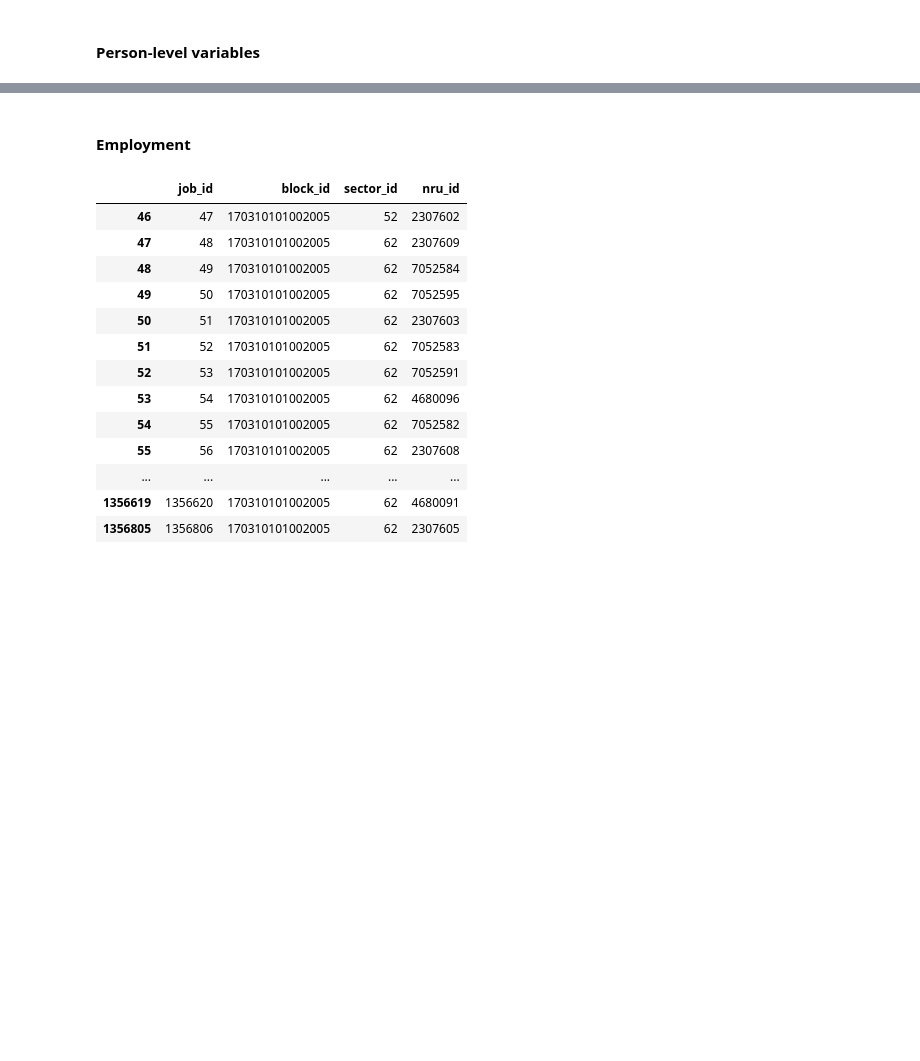
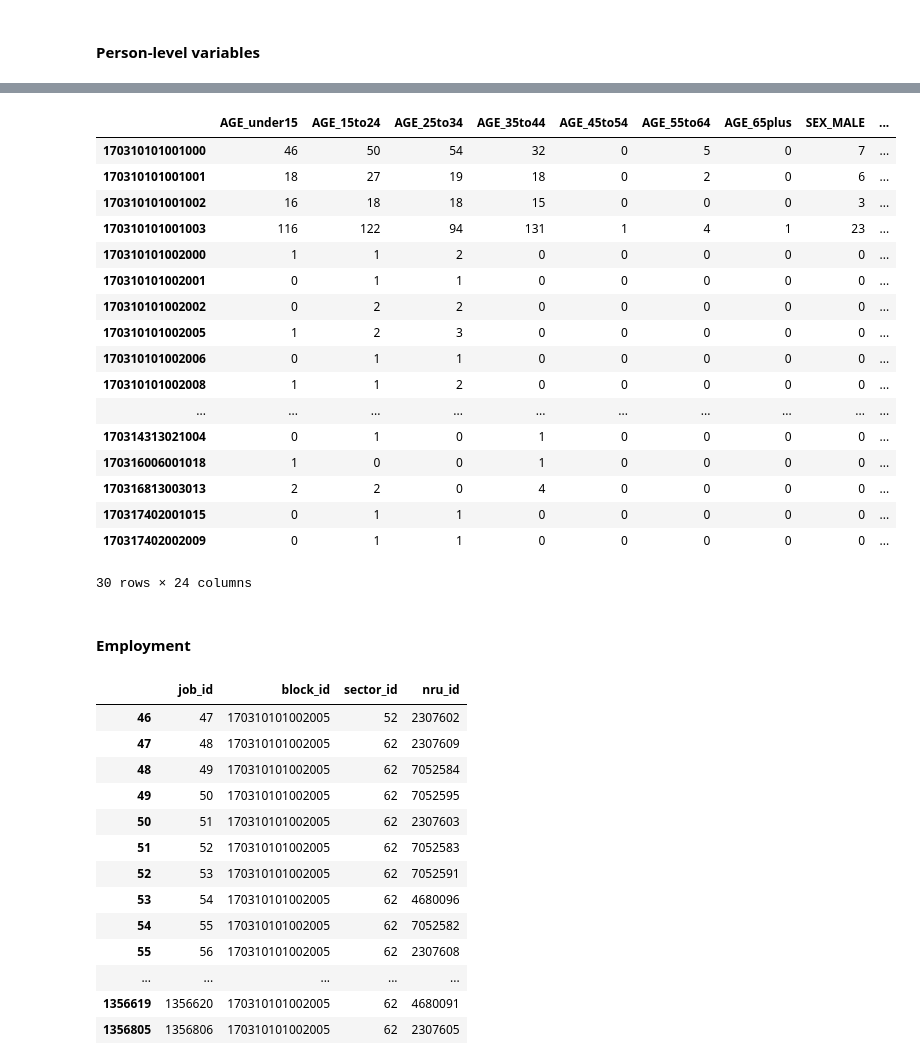
Before and after one commit to ual/ual_model_workspace, a Jupyter notebook: spring-2019-models/notebooks-amelia/urbansim to polaris data.ipynb, the cells around one changed output, grey strips where cells are left out. Drawn from its saved outputs; the diff is of its cells as text; code cells hidden in the pictures; blank space fills up the shorter version.

```diff
--- a/spring-2019-models/notebooks-amelia/urbansim to polaris data.ipynb
+++ b/spring-2019-models/notebooks-amelia/urbansim to polaris data.ipynb
@@ -233,3 +230,24 @@ here
+# %%
+persons_df.head(30)
+# %% [output]
+|  | AGE_under15 | AGE_15to24 | AGE_25to34 | AGE_35to44 | AGE_45to54 | AGE_55to64 | AGE_65plus | SEX_MALE | ... |
+| 170310101001000 | 46 | 50 | 54 | 32 | 0 | 5 | 0 | 7 | ... |
+| 170310101001001 | 18 | 27 | 19 | 18 | 0 | 2 | 0 | 6 | ... |
+| 170310101001002 | 16 | 18 | 18 | 15 | 0 | 0 | 0 | 3 | ... |
+| 170310101001003 | 116 | 122 | 94 | 131 | 1 | 4 | 1 | 23 | ... |
+| 170310101002000 | 1 | 1 | 2 | 0 | 0 | 0 | 0 | 0 | ... |
+| 170310101002001 | 0 | 1 | 1 | 0 | 0 | 0 | 0 | 0 | ... |
+| 170310101002002 | 0 | 2 | 2 | 0 | 0 | 0 | 0 | 0 | ... |
+| 170310101002005 | 1 | 2 | 3 | 0 | 0 | 0 | 0 | 0 | ... |
+| 170310101002006 | 0 | 1 | 1 | 0 | 0 | 0 | 0 | 0 | ... |
+| 170310101002008 | 1 | 1 | 2 | 0 | 0 | 0 | 0 | 0 | ... |
+| ... | ... | ... | ... | ... | ... | ... | ... | ... | ... |
+| 170314313021004 | 0 | 1 | 0 | 1 | 0 | 0 | 0 | 0 | ... |
+| 170316006001018 | 1 | 0 | 0 | 1 | 0 | 0 | 0 | 0 | ... |
+| 170316813003013 | 2 | 2 | 0 | 4 | 0 | 0 | 0 | 0 | ... |
+| 170317402001015 | 0 | 1 | 1 | 0 | 0 | 0 | 0 | 0 | ... |
+| 170317402002009 | 0 | 1 | 1 | 0 | 0 | 0 | 0 | 0 | ... |
+30 rows × 24 columns
 # %% [markdown]
 #### Employment
 # %%
```
Also changed, not shown: parts of 18 cells of this notebook.
